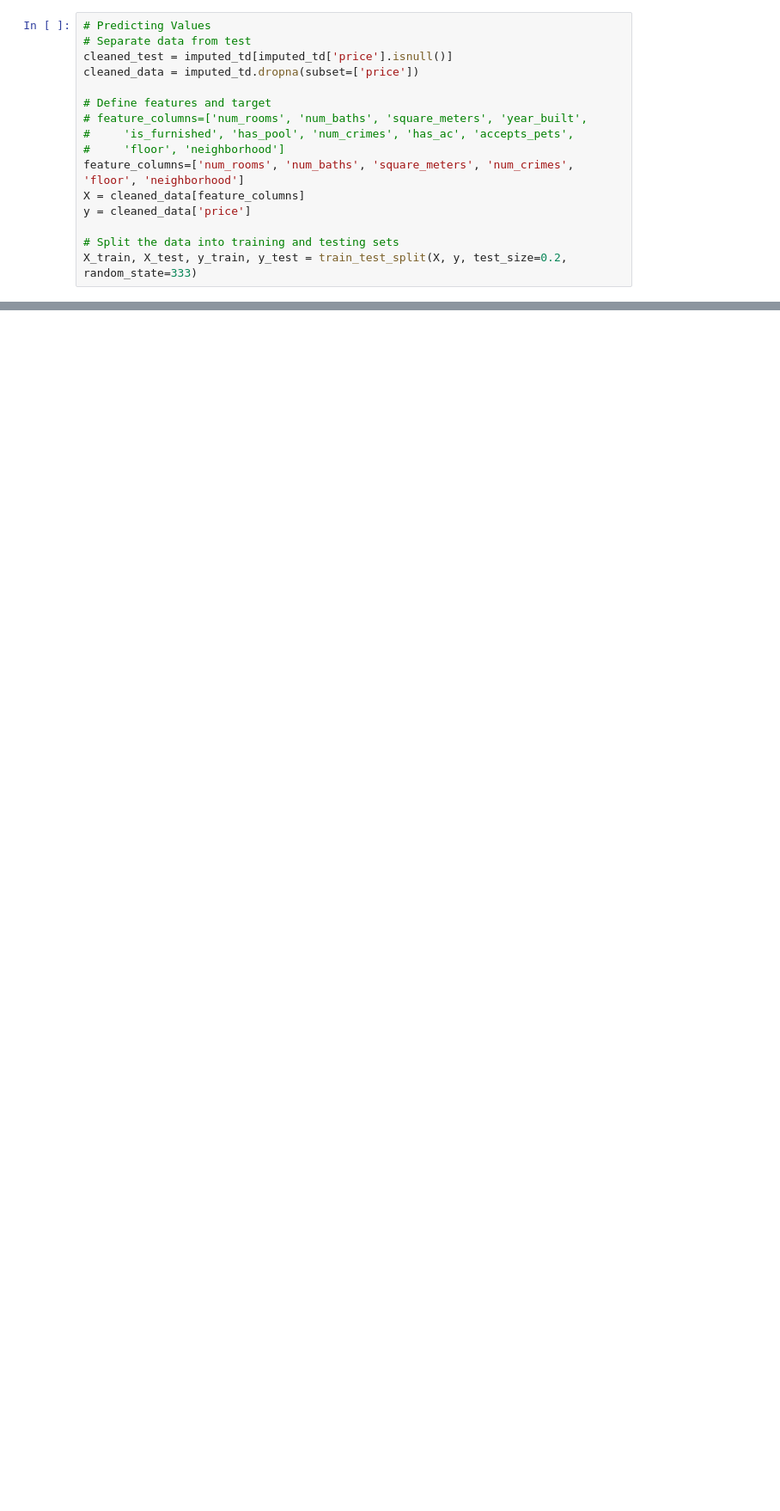
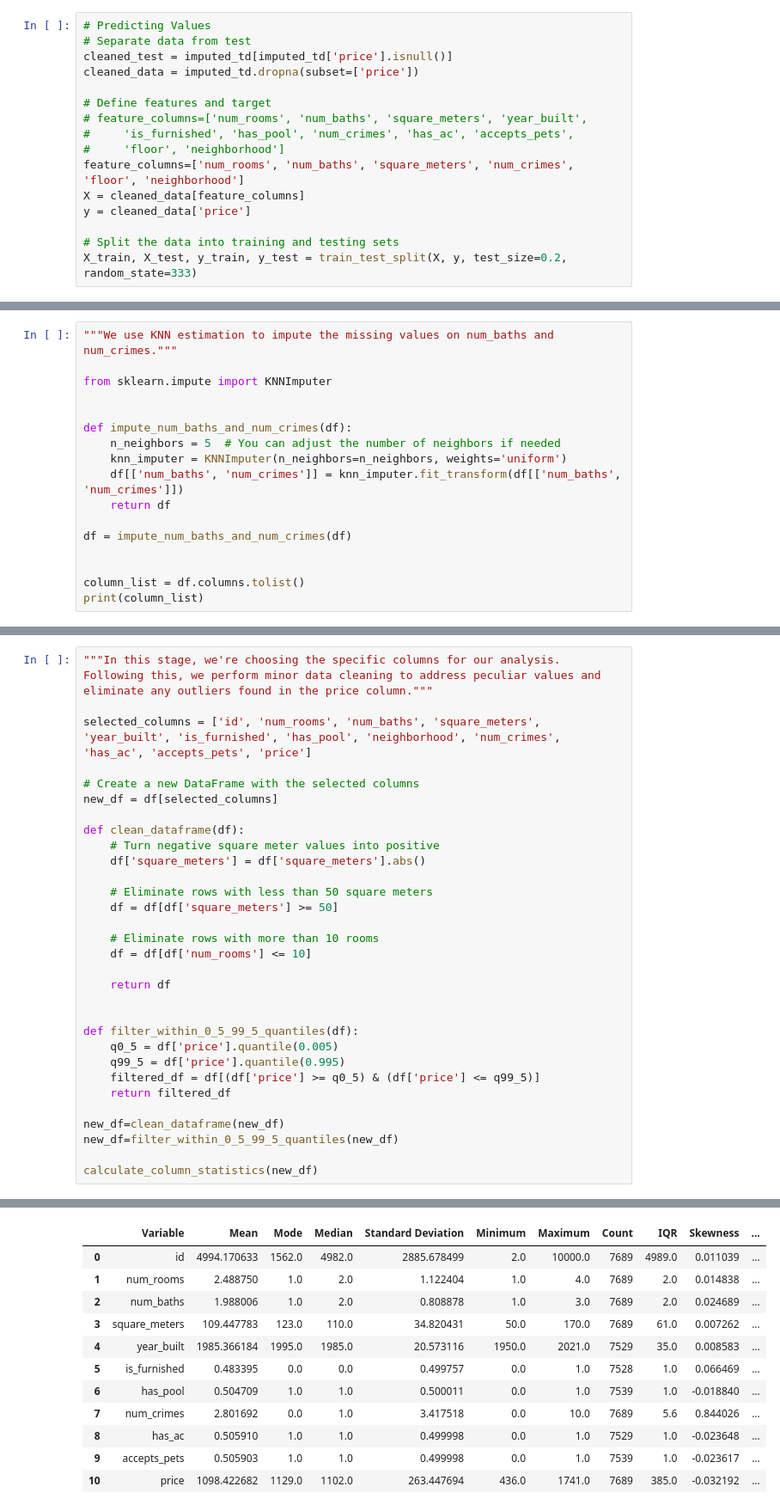
Before and after one commit to AlvaroOrtiz2001/Apartment-Prices-in-Barcelona-2023, a Jupyter notebook: JO_notebook.ipynb, the cells around one changed output, grey strips where cells are left out. Shown at 86% size. Drawn from its saved outputs; the diff is of its cells as text; blank space fills up the shorter version.

```diff
--- a/JO_notebook.ipynb
+++ b/JO_notebook.ipynb
@@ -386,0 +593,17 @@ GaussianProcessRegressor             4.67
+# %%
+"""We use KNN estimation to impute the missing values on num_baths and num_crimes."""
+
+from sklearn.impute import KNNImputer
+
+
+def impute_num_baths_and_num_crimes(df):
+    n_neighbors = 5  # You can adjust the number of neighbors if needed
+    knn_imputer = KNNImputer(n_neighbors=n_neighbors, weights='uniform')
+    df[['num_baths', 'num_crimes']] = knn_imputer.fit_transform(df[['num_baths', 'num_crimes']])
+    return df
+
+df = impute_num_baths_and_num_crimes(df)
+
+
+column_list = df.columns.tolist()
+print(column_list)
@@ -386,0 +612,33 @@ GaussianProcessRegressor             4.67
+# %%
+"""In this stage, we're choosing the specific columns for our analysis.
+Following this, we perform minor data cleaning to address peculiar values and eliminate any outliers found in the price column."""
+
+selected_columns = ['id', 'num_rooms', 'num_baths', 'square_meters', 'year_built', 'is_furnished', 'has_pool', 'neighborhood', 'num_crimes', 'has_ac', 'accepts_pets', 'price']
+
+# Create a new DataFrame with the selected columns
+new_df = df[selected_columns]
+
+def clean_dataframe(df):
+    # Turn negative square meter values into positive
+    df['square_meters'] = df['square_meters'].abs()
+
+    # Eliminate rows with less than 50 square meters
+    df = df[df['square_meters'] >= 50]
+
+    # Eliminate rows with more than 10 rooms
+    df = df[df['num_rooms'] <= 10]
+
+    return df
+
+
+def filter_within_0_5_99_5_quantiles(df):
+    q0_5 = df['price'].quantile(0.005)
+    q99_5 = df['price'].quantile(0.995)
+    filtered_df = df[(df['price'] >= q0_5) & (df['price'] <= q99_5)]
+    return filtered_df
+
+new_df=clean_dataframe(new_df)
+new_df=filter_within_0_5_99_5_quantiles(new_df)
+
+calculate_column_statistics(new_df)
+# %% [output]
@@ -386,0 +654,12 @@ GaussianProcessRegressor             4.67
+|  | Variable | Mean | Mode | Median | Standard Deviation | Minimum | Maximum | Count | IQR | Skewness | ... |
+| 0 | id | 4994.170633 | 1562.0 | 4982.0 | 2885.678499 | 2.0 | 10000.0 | 7689 | 4989.0 | 0.011039 | ... |
+| 1 | num_rooms | 2.488750 | 1.0 | 2.0 | 1.122404 | 1.0 | 4.0 | 7689 | 2.0 | 0.014838 | ... |
+| 2 | num_baths | 1.988006 | 1.0 | 2.0 | 0.808878 | 1.0 | 3.0 | 7689 | 2.0 | 0.024689 | ... |
+| 3 | square_meters | 109.447783 | 123.0 | 110.0 | 34.820431 | 50.0 | 170.0 | 7689 | 61.0 | 0.007262 | ... |
+| 4 | year_built | 1985.366184 | 1995.0 | 1985.0 | 20.573116 | 1950.0 | 2021.0 | 7529 | 35.0 | 0.008583 | ... |
+| 5 | is_furnished | 0.483395 | 0.0 | 0.0 | 0.499757 | 0.0 | 1.0 | 7528 | 1.0 | 0.066469 | ... |
+| 6 | has_pool | 0.504709 | 1.0 | 1.0 | 0.500011 | 0.0 | 1.0 | 7539 | 1.0 | -0.018840 | ... |
+| 7 | num_crimes | 2.801692 | 0.0 | 1.0 | 3.417518 | 0.0 | 10.0 | 7689 | 5.6 | 0.844026 | ... |
+| 8 | has_ac | 0.505910 | 1.0 | 1.0 | 0.499998 | 0.0 | 1.0 | 7529 | 1.0 | -0.023648 | ... |
+| 9 | accepts_pets | 0.505903 | 1.0 | 1.0 | 0.499998 | 0.0 | 1.0 | 7539 | 1.0 | -0.023617 | ... |
+| 10 | price | 1098.422682 | 1129.0 | 1102.0 | 263.447694 | 436.0 | 1741.0 | 7689 | 385.0 | -0.032192 | ... |
```
Also changed, not shown: parts of 32 cells of this notebook.
